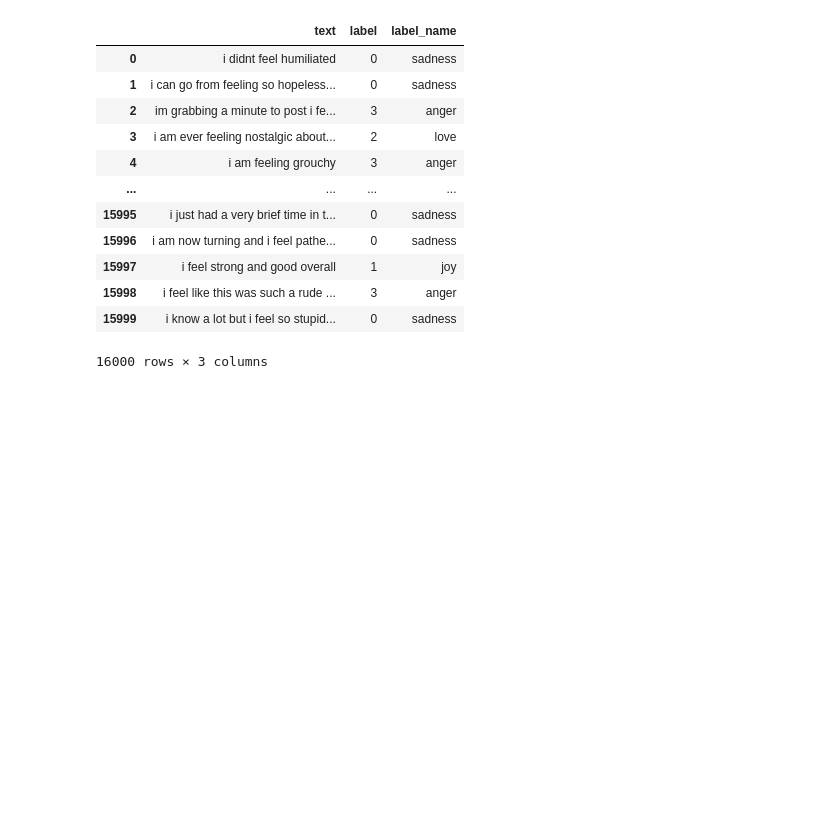
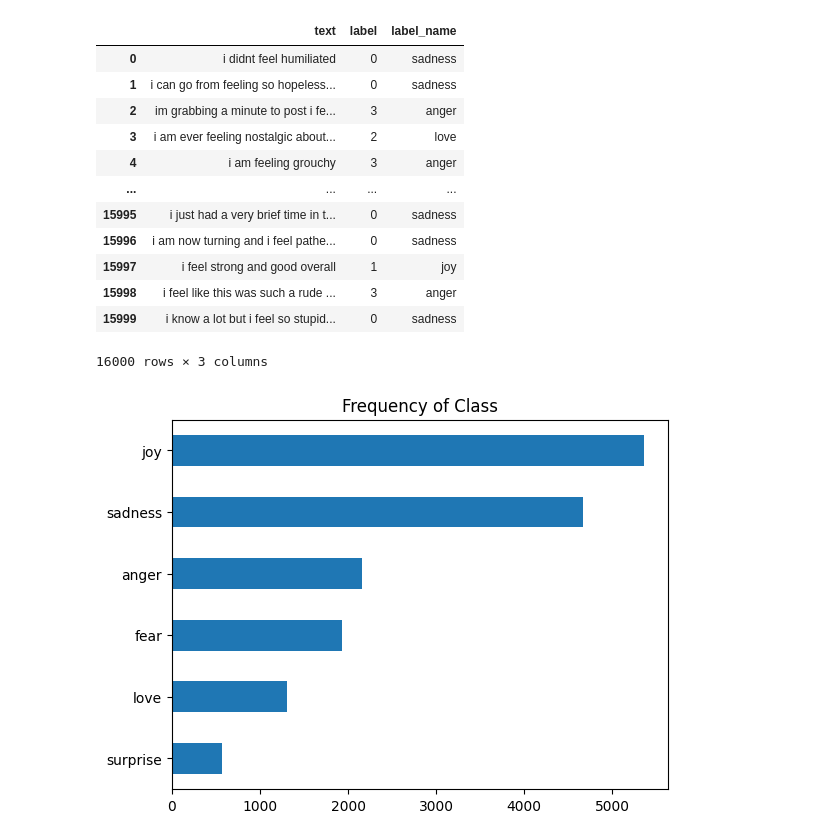
Before and after one commit to meijirou-create/transformer, a Jupyter notebook: text_classificate.ipynb, the cells around one changed output. Drawn from its saved outputs; the diff is of its cells as text; code cells hidden in the pictures; blank space fills up the shorter version.

```diff
--- a/text_classificate.ipynb
+++ b/text_classificate.ipynb
@@ -121,0 +121,6 @@ df
+# %%
+df["label_name"].value_counts(ascending=True).plot.barh()
+plt.title("Frequency of Class")
+plt.show()
+# %% [output]
+[figure, added]
```
Also changed, not shown: parts of 42 cells of this notebook.
